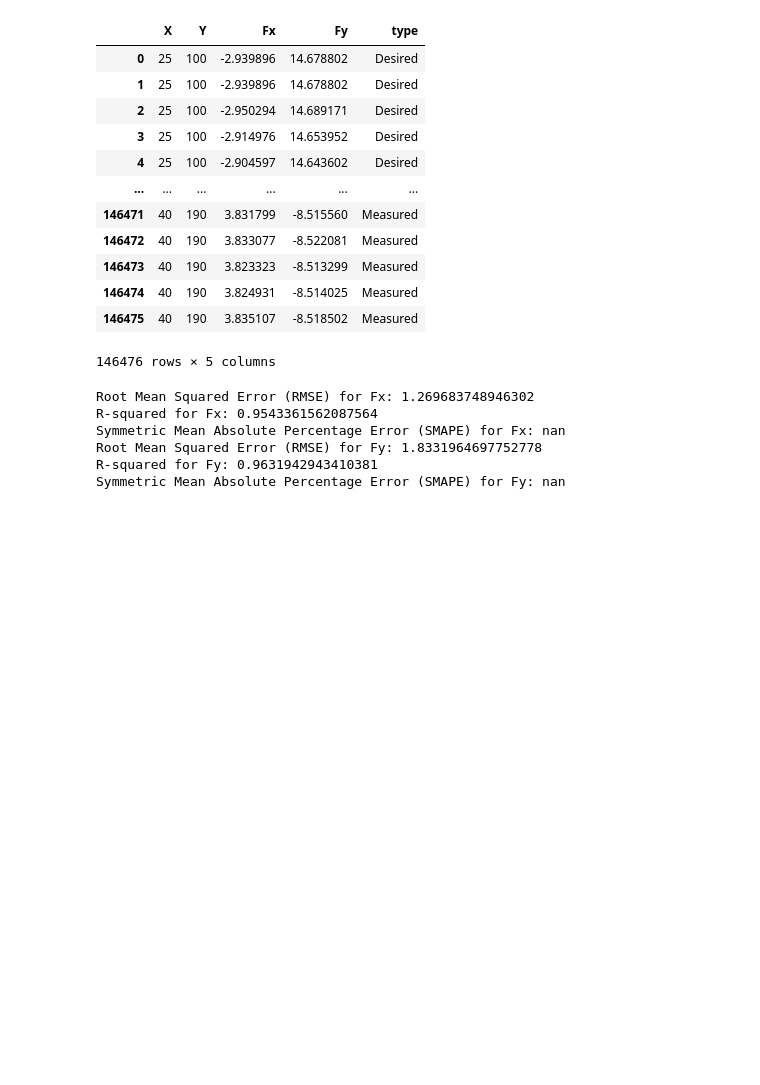
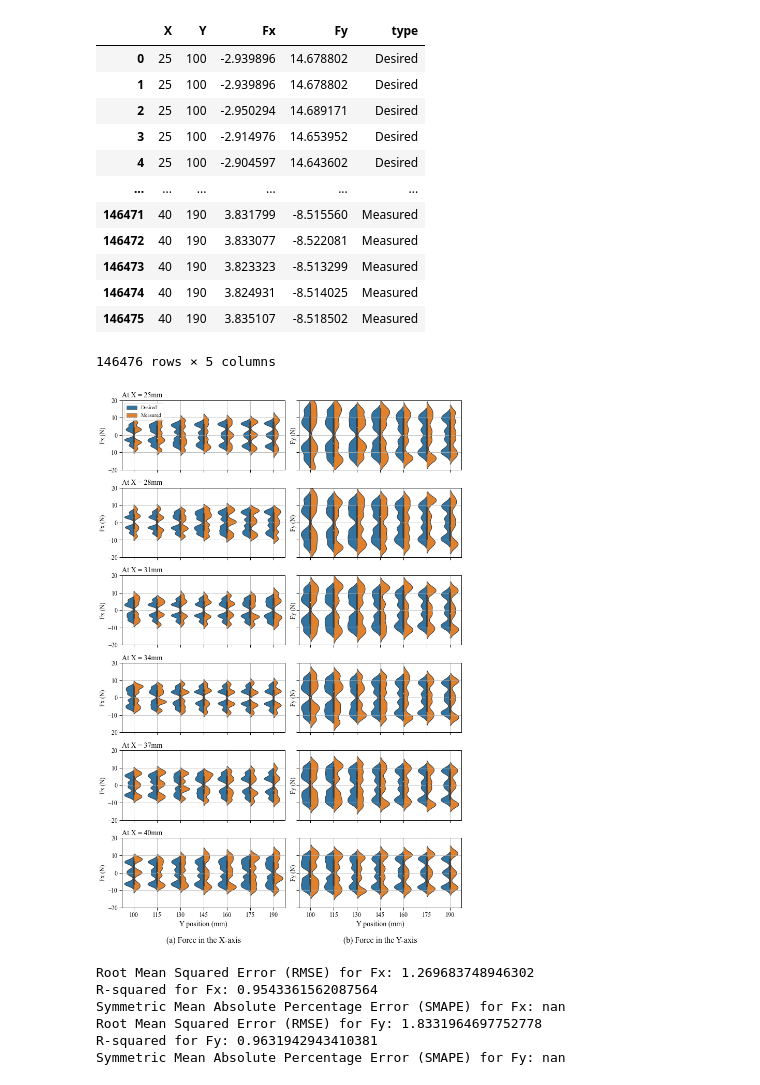
Before and after one commit to AndyBestIsBored/Desktop_Rehab, a Jupyter notebook: all new all different.ipynb, the cells around one changed output. Drawn from its saved outputs; the diff is of its cells as text; code cells hidden in the pictures; blank space fills up the shorter version.

```diff
--- a/all new all different.ipynb
+++ b/all new all different.ipynb
@@ -171,39 +171,46 @@ plt.rcParams["font.family"] = "Times New Roman"
 # plt.rcParams.update({'font.size': 50})
 # sns.set(font_scale=1)
 
+
 for i in range(len(x_positions)):
     position = x_positions[i]
     filtered_df = df_all[df_all["X"] == position]
 
     ax1 = sns.violinplot(x="Y", y="Fx", data=filtered_df, hue="type", split=True, ax=axes[i,0])
     ax1.set_ylim(-20, 20)
     ax1.legend().remove()
-    ax1.set_ylabel(f'Fx (N)')
+    ax1.set_ylabel(f'Fx (N)', size=12)
     ax1.set_xlabel('')
     ax1.grid(True)
+    ax1.tick_params(axis='x', labelsize=12)
+    ax1.tick_params(axis='y', labelsize=12)
 
     ax2 = sns.violinplot(x="Y", y="Fy", data=filtered_df, hue="type", split=True, ax=axes[i,1])
     ax2.set_ylim(-20, 20)
     ax2.legend().remove()
-    ax2.set_ylabel(f'Fy (N)')
+    ax2.set_ylabel(f'Fy (N)', size=12)
     ax2.set_xlabel('')
     ax2.grid(True)
+    ax2.tick_params(axis='x', labelsize=12)
+    ax2.tick_params(axis='y', labelsize=12)
 
-    axes[i, 0].set_title(f"At X = {x_positions[i]}mm", loc="left", size=12)
+    axes[i, 0].set_title(f"At X = {x_positions[i]}mm", loc="left", size=14)
     # axes[i, 1].set_title(f"At X = {x_positions[i]}mm")
 
-axes[0,0].legend(loc='best')
+axes[0,0].legend(loc='best', fontsize="10")
 # axes[0,1].legend(loc='best')
-axes[nrows-1, 0].set_xlabel('Y position (mm)', size=22)
+axes[nrows-1, 0].set_xlabel('Y position (mm)', size=14)
 axes[nrows-1, 0].text(0.5, -0.5, "(a) Force in the X-axis", size=16, ha="center", transform=axes[nrows-1, 0].transAxes)
 
-axes[nrows-1, 1].set_xlabel('Y position (mm)', size=22)
+axes[nrows-1, 1].set_xlabel('Y position (mm)', size=14)
 axes[nrows-1, 1].text(0.5, -0.5, "(b) Force in the Y-axis", size=16, ha="center", transform=axes[nrows-1, 1].transAxes)
 
 plt.tight_layout()
 plt.savefig("Result.png", bbox_inches='tight')
 
 plt.show()
+# %% [output]
+[figure, added]
 # %%
 def smape(actual, predicted, epsilon=1e-10):
     return 100 * np.mean(2 * np.abs(predicted - actual) / (np.abs(actual) + np.abs(predicted) + epsilon))
```
Also changed, not shown: 1 other file.
